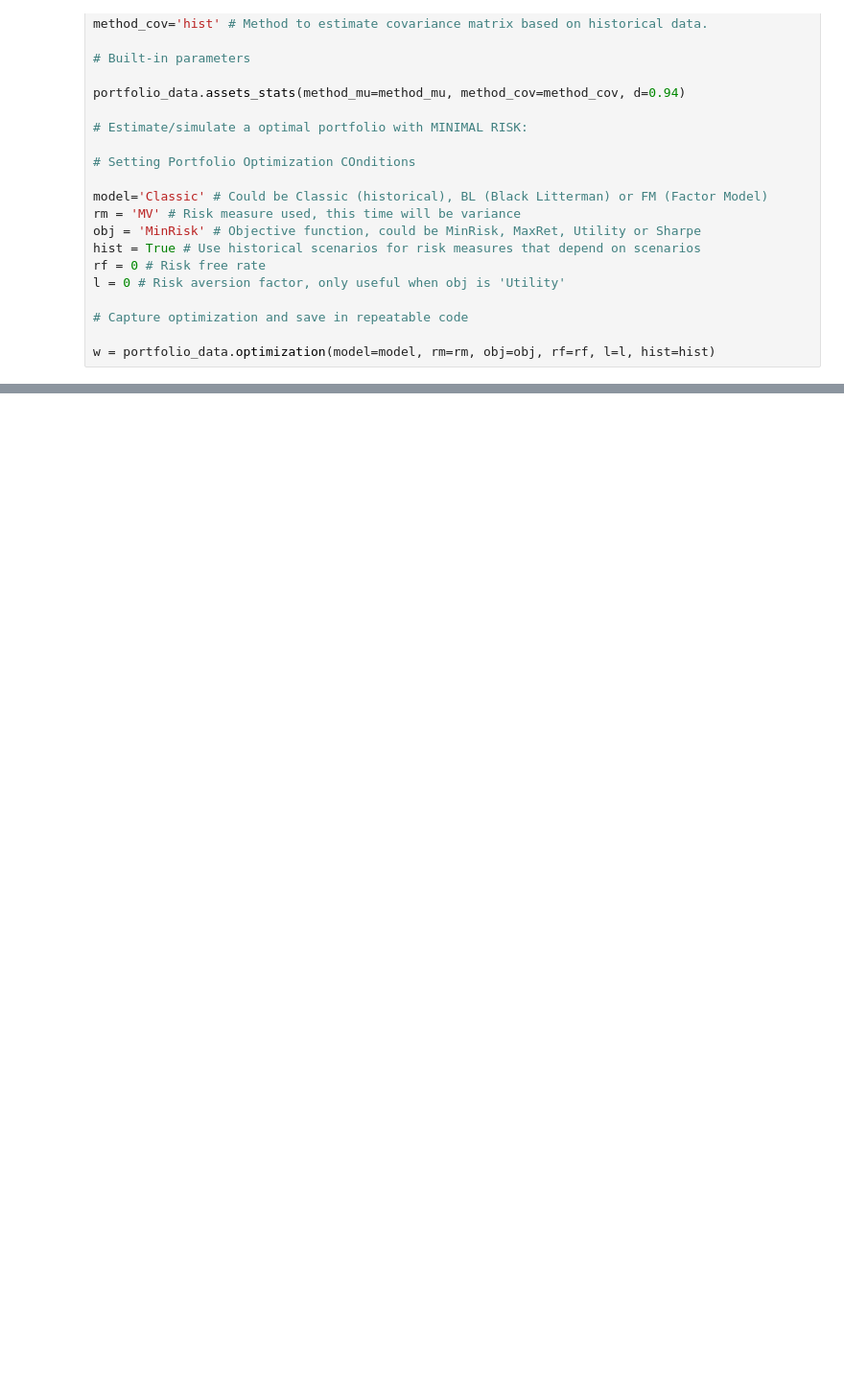
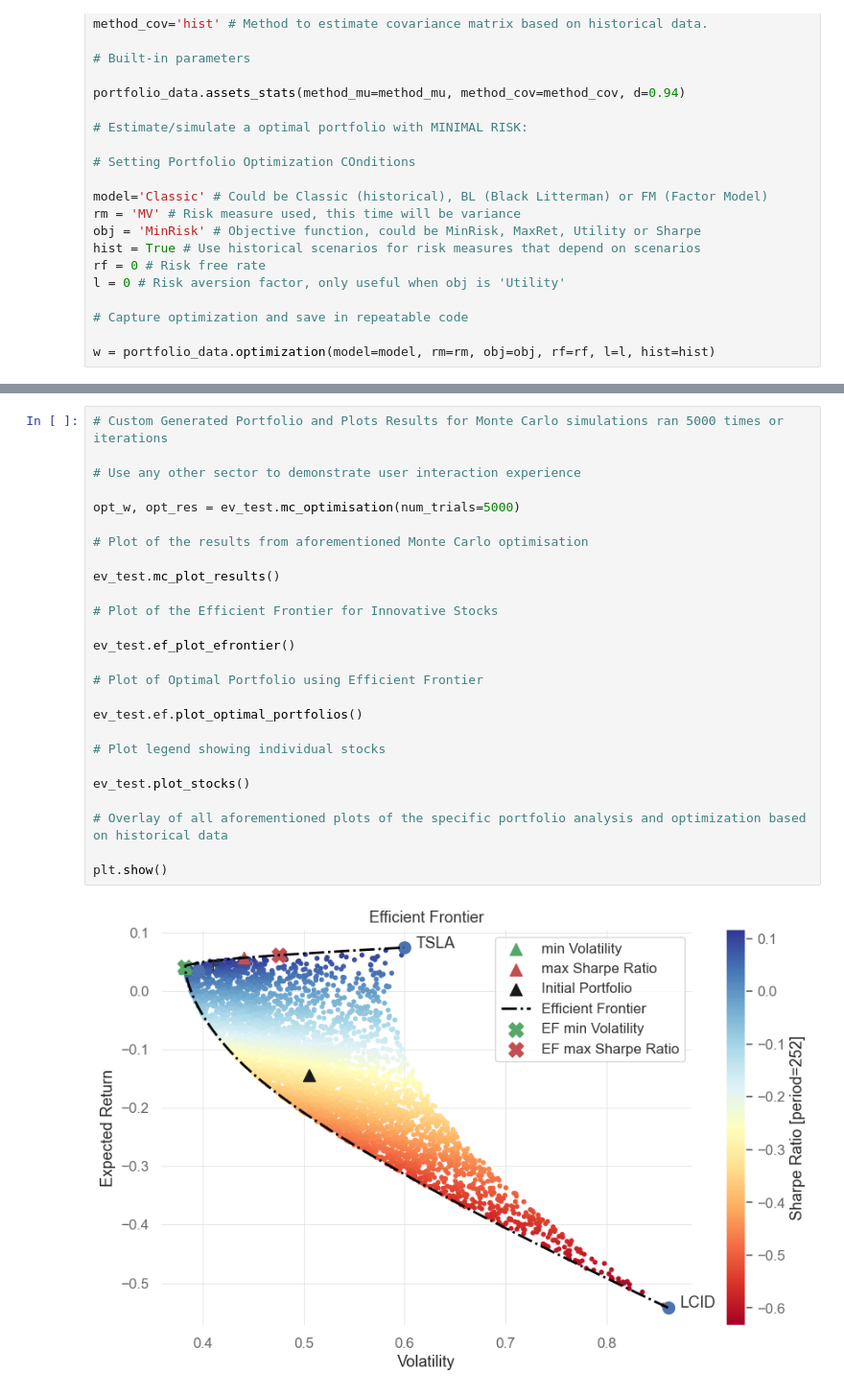
Before and after one commit to fintech-lex/innovest, a Jupyter notebook: InnoVest_Final_Demo.ipynb, the cells around one changed output, grey strips where cells are left out. Shown at 96% size. Drawn from its saved outputs; the diff is of its cells as text; blank space fills up the shorter version.

```diff
--- a/InnoVest_Final_Demo.ipynb
+++ b/InnoVest_Final_Demo.ipynb
@@ -535,3 +541,31 @@ ev_trend_plot
+# %%
+# Custom Generated Portfolio and Plots Results for Monte Carlo simulations ran 5000 times or iterations
+
+# Use any other sector to demonstrate user interaction experience
+
+opt_w, opt_res = ev_test.mc_optimisation(num_trials=5000)
+
+# Plot of the results from aforementioned Monte Carlo optimisation
+
+ev_test.mc_plot_results()
+
+# Plot of the Efficient Frontier for Innovative Stocks
+
+ev_test.ef_plot_efrontier()
+
+# Plot of Optimal Portfolio using Efficient Frontier
+
+ev_test.ef.plot_optimal_portfolios()
+
+# Plot legend showing individual stocks
+
+ev_test.plot_stocks()
+
+# Overlay of all aforementioned plots of the specific portfolio analysis and optimization based on historical data
+
+plt.show()
+# %% [output]
+[figure, added]
 # %%
 # Moving Averages - our measure of "Trend" or relative correlation to Google Trends to determine any similarities, patterns or noticable analysis in data
 
```
Also changed, not shown: parts of 14 cells of this notebook.
